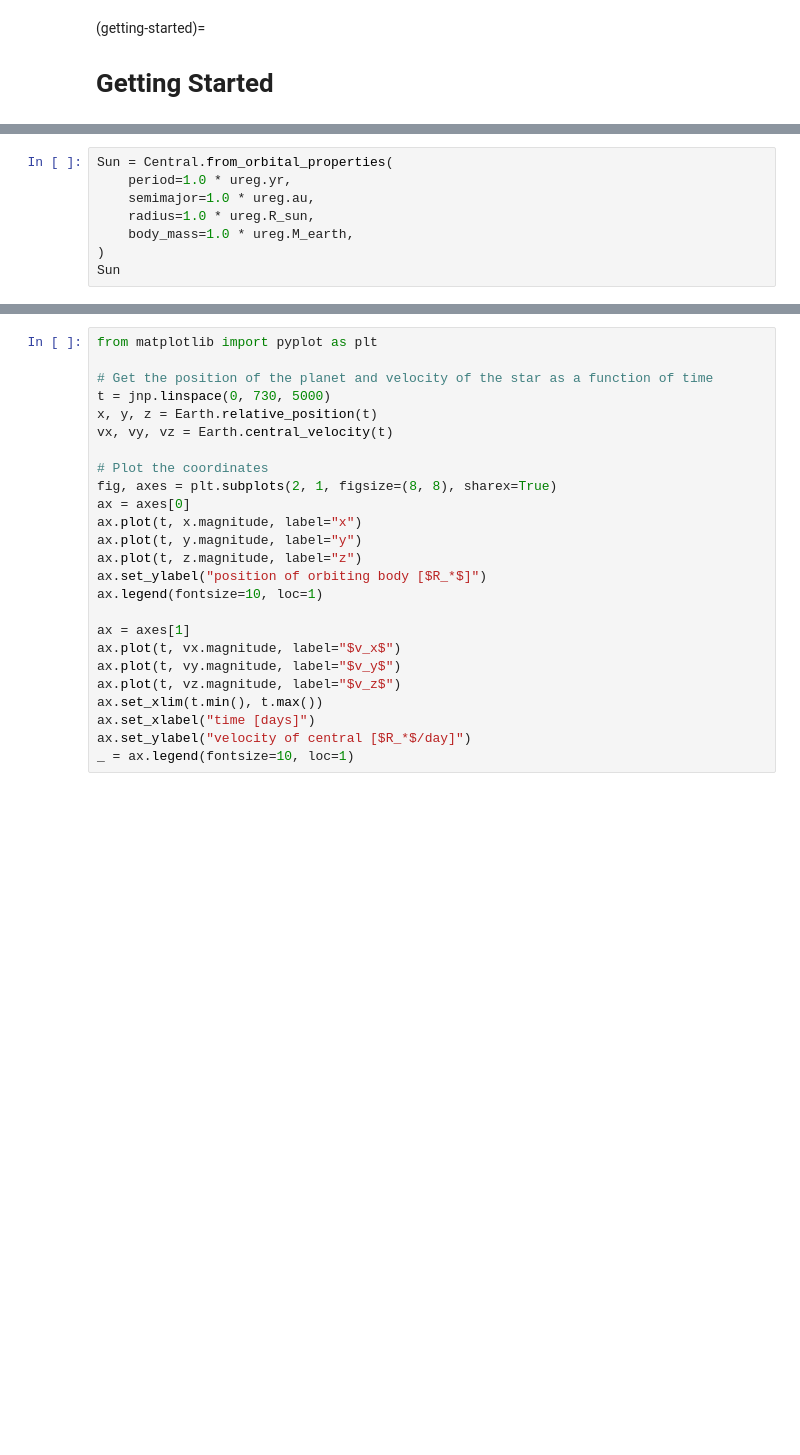
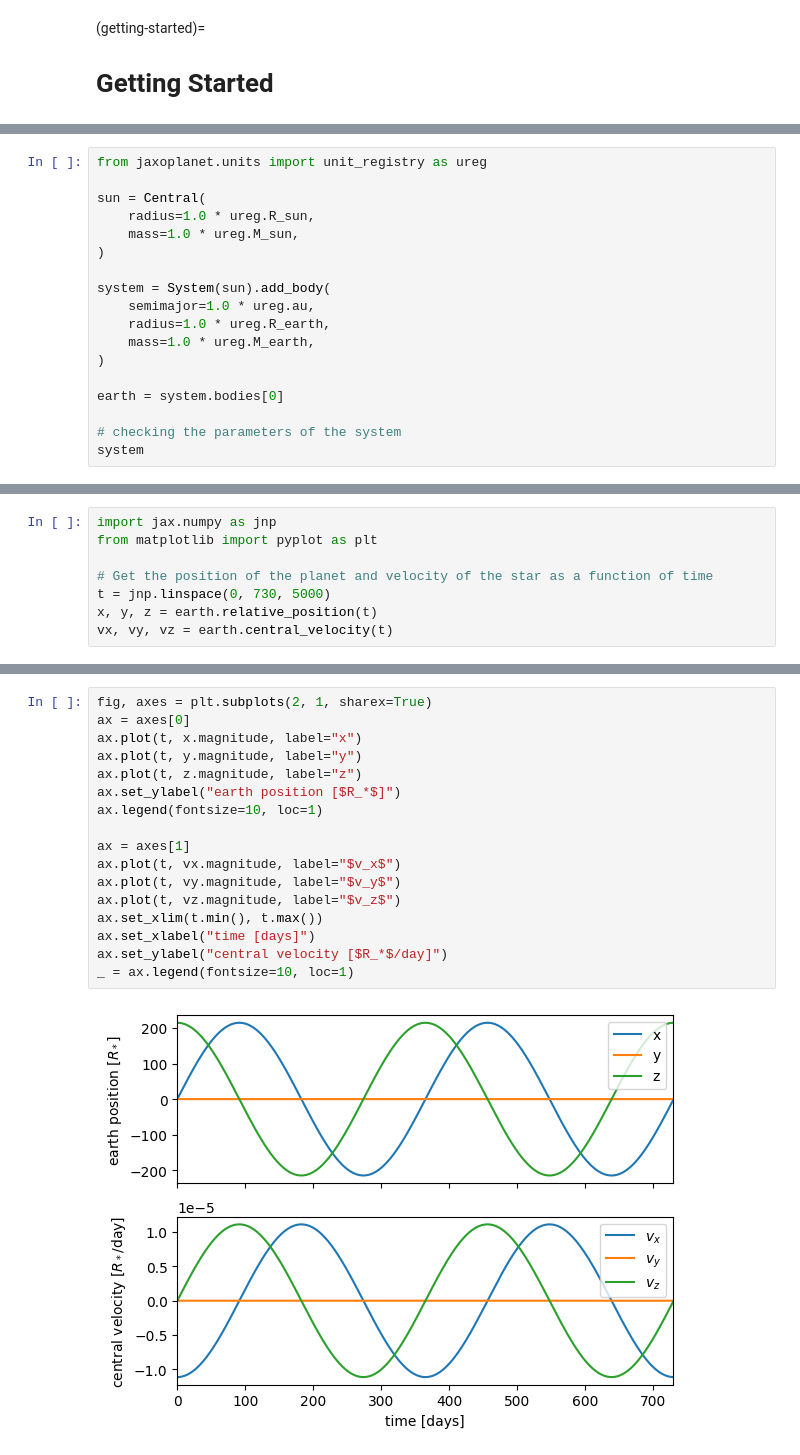
Before and after one commit to exoplanet-dev/jaxoplanet, a Jupyter notebook: docs/tutorials/getting-started.ipynb, the cells around one changed output, grey strips where cells are left out. Drawn from its saved outputs; the diff is of its cells as text; blank space fills up the shorter version.

Commit message:
docs: revamped tutorial to include more measurements (RV ,light curve, starry todo)

```diff
--- a/docs/tutorials/getting-started.ipynb
+++ b/docs/tutorials/getting-started.ipynb
@@ -22,8 +36,18 @@ We can instead choose to create a `Central` object using orbital parameters, for
 # %%
-Sun = Central.from_orbital_properties(
-    period=1.0 * ureg.yr,
+from jaxoplanet.units import unit_registry as ureg
+
+sun = Central(
+    radius=1.0 * ureg.R_sun,
+    mass=1.0 * ureg.M_sun,
+)
+
+system = System(sun).add_body(
     semimajor=1.0 * ureg.au,
-    radius=1.0 * ureg.R_sun,
-    body_mass=1.0 * ureg.M_earth,
+    radius=1.0 * ureg.R_earth,
+    mass=1.0 * ureg.M_earth,
 )
-Sun
+
+earth = system.bodies[0]
+
+# checking the parameters of the system
+system
@@ -38,0 +64,8 @@ Users familiar with `KeplarianOrbit`s within `exoplanet` (see [tutorial](https:/
+# %%
+import jax.numpy as jnp
+from matplotlib import pyplot as plt
+
+# Get the position of the planet and velocity of the star as a function of time
+t = jnp.linspace(0, 730, 5000)
+x, y, z = earth.relative_position(t)
+vx, vy, vz = earth.central_velocity(t)
@@ -39,25 +78,19 @@ Users familiar with `KeplarianOrbit`s within `exoplanet` (see [tutorial](https:/
 # %%
-from matplotlib import pyplot as plt
-
-# Get the position of the planet and velocity of the star as a function of time
-t = jnp.linspace(0, 730, 5000)
-x, y, z = Earth.relative_position(t)
-vx, vy, vz = Earth.central_velocity(t)
-
-# Plot the coordinates
-fig, axes = plt.subplots(2, 1, figsize=(8, 8), sharex=True)
+fig, axes = plt.subplots(2, 1, sharex=True)
 ax = axes[0]
 ax.plot(t, x.magnitude, label="x")
 ax.plot(t, y.magnitude, label="y")
 ax.plot(t, z.magnitude, label="z")
-ax.set_ylabel("position of orbiting body [$R_*$]")
+ax.set_ylabel("earth position [$R_*$]")
 ax.legend(fontsize=10, loc=1)
 
 ax = axes[1]
 ax.plot(t, vx.magnitude, label="$v_x$")
 ax.plot(t, vy.magnitude, label="$v_y$")
 ax.plot(t, vz.magnitude, label="$v_z$")
 ax.set_xlim(t.min(), t.max())
 ax.set_xlabel("time [days]")
-ax.set_ylabel("velocity of central [$R_*$/day]")
+ax.set_ylabel("central velocity [$R_*$/day]")
 _ = ax.legend(fontsize=10, loc=1)
+# %% [output]
+[figure, added]
```
Also changed, not shown: parts of 25 cells of this notebook.
